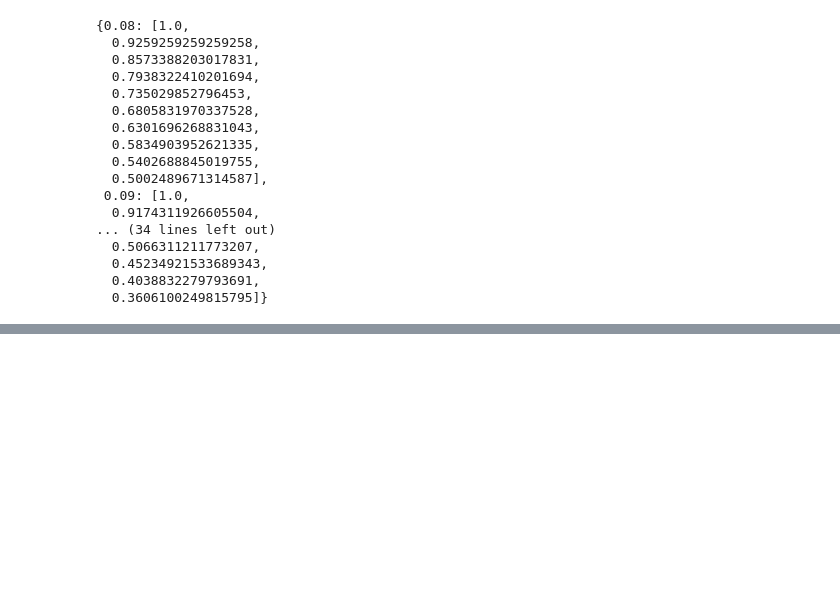
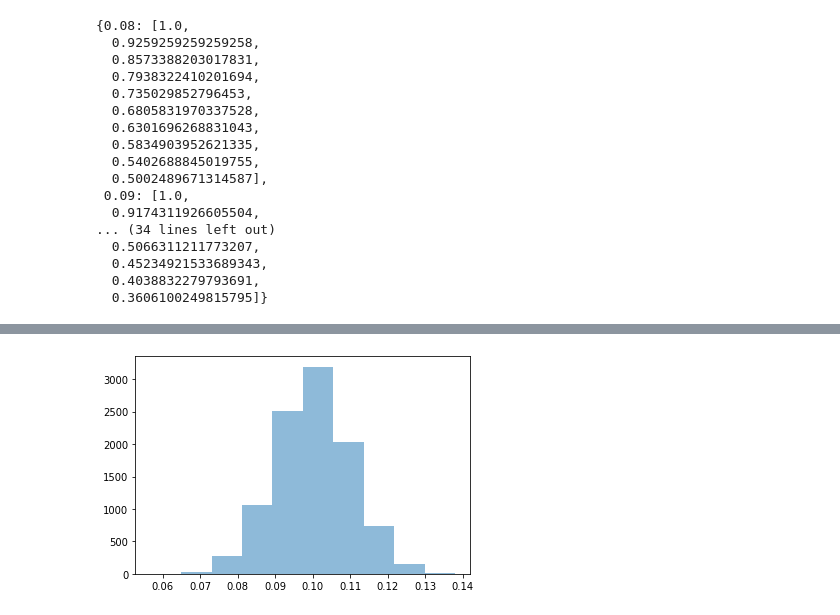
Before and after one commit to IFRS17/pythonEdu, a Jupyter notebook: python101_to_montecarlo/python101_to_montecarlo.ipynb, the cells around one changed output, grey strips where cells are left out. Cells and saved outputs as stored; diff of their text form; code cells hidden in the pictures; blank space fills up the shorter version.

```diff
--- a/python101_to_montecarlo/python101_to_montecarlo.ipynb
+++ b/python101_to_montecarlo/python101_to_montecarlo.ipynb
@@ -196,0 +319,4 @@ pvRatesList
+# %%
+randomChoiceResult = []
+for i in range(10000):
+    randomChoiceResult.append( norm(rateMean, rateStd).rvs() )
@@ -196,0 +327,6 @@ pvRatesList
+# %%
+fig, ax = plt.subplots(1, 1)
+plt.hist(randomChoiceResult, alpha=0.5)
+plt.show()
+# %% [output]
+[figure, added]
```
Also changed, not shown: parts of 28 cells of this notebook.
